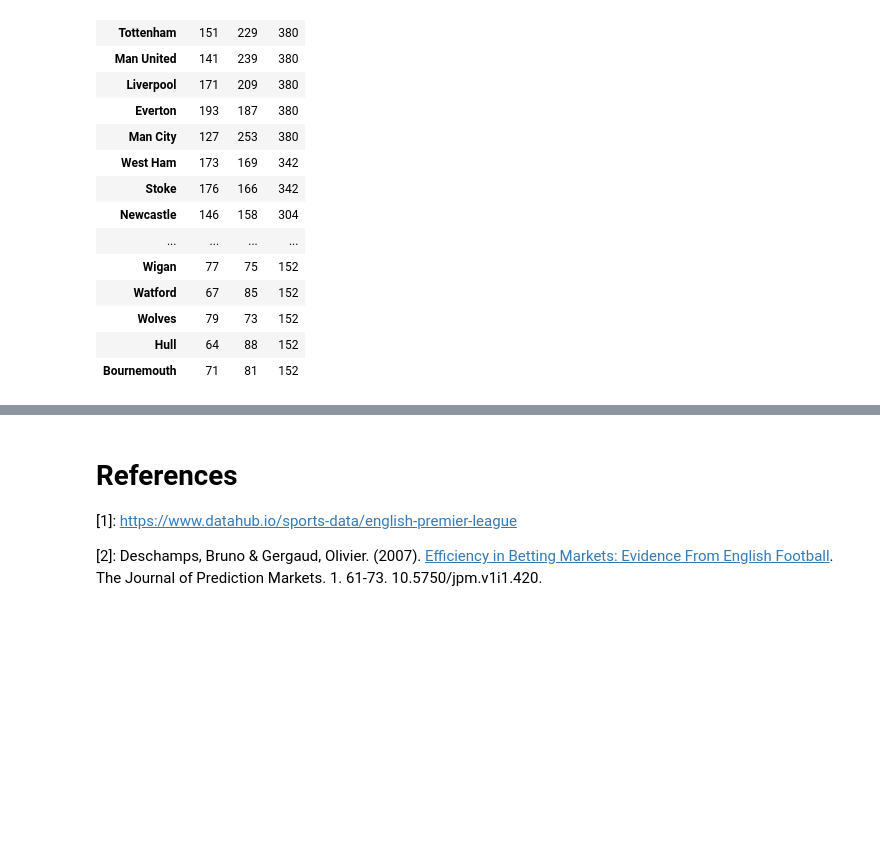
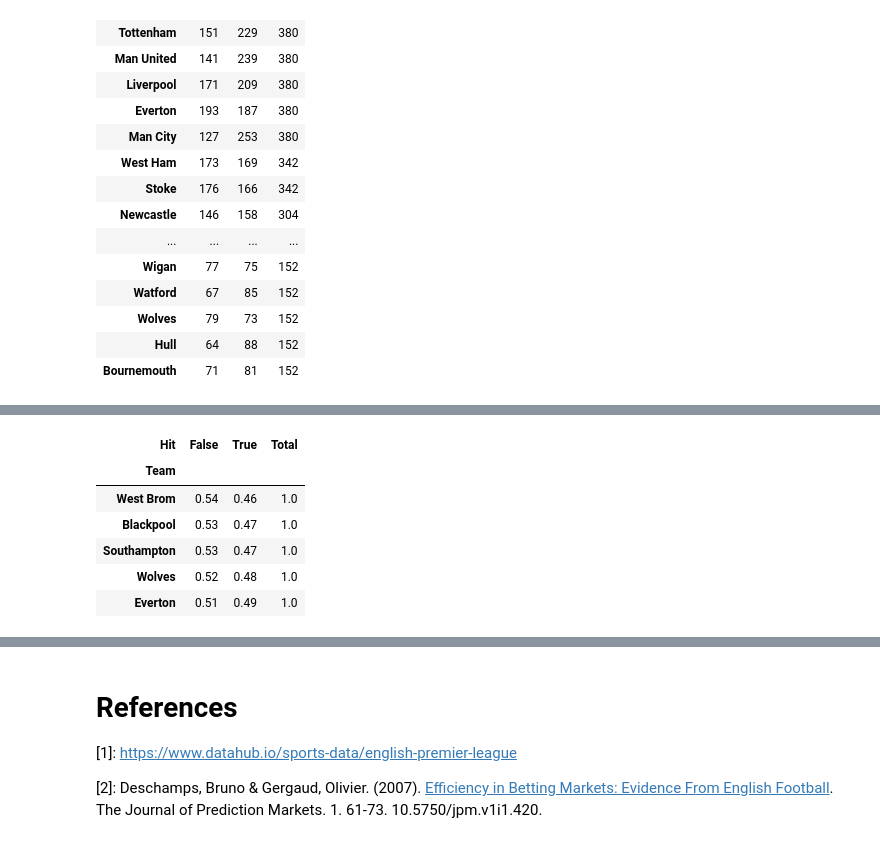
Before and after one commit to arjunmuralidharan/CM2015_PWD, a Jupyter notebook: midterm/midterm.ipynb, the cells around one changed output, grey strips where cells are left out. Cells and saved outputs as stored; diff of their text form; code cells hidden in the pictures; blank space fills up the shorter version.

```diff
--- a/midterm/midterm.ipynb
+++ b/midterm/midterm.ipynb
@@ -305,0 +323,11 @@ team_hits[team_hits['Total'] > 114]
+# %%
+team_hits_pc.sort_values(by=True,inplace=True,ascending=True)
+team_hits_pc.head()
+# %% [output]
+| Hit | False | True | Total |
+| Team |  |  |  |
+| West Brom | 0.54 | 0.46 | 1.0 |
+| Blackpool | 0.53 | 0.47 | 1.0 |
+| Southampton | 0.53 | 0.47 | 1.0 |
+| Wolves | 0.52 | 0.48 | 1.0 |
+| Everton | 0.51 | 0.49 | 1.0 |
```
Also changed, not shown: parts of 5 cells of this notebook.
